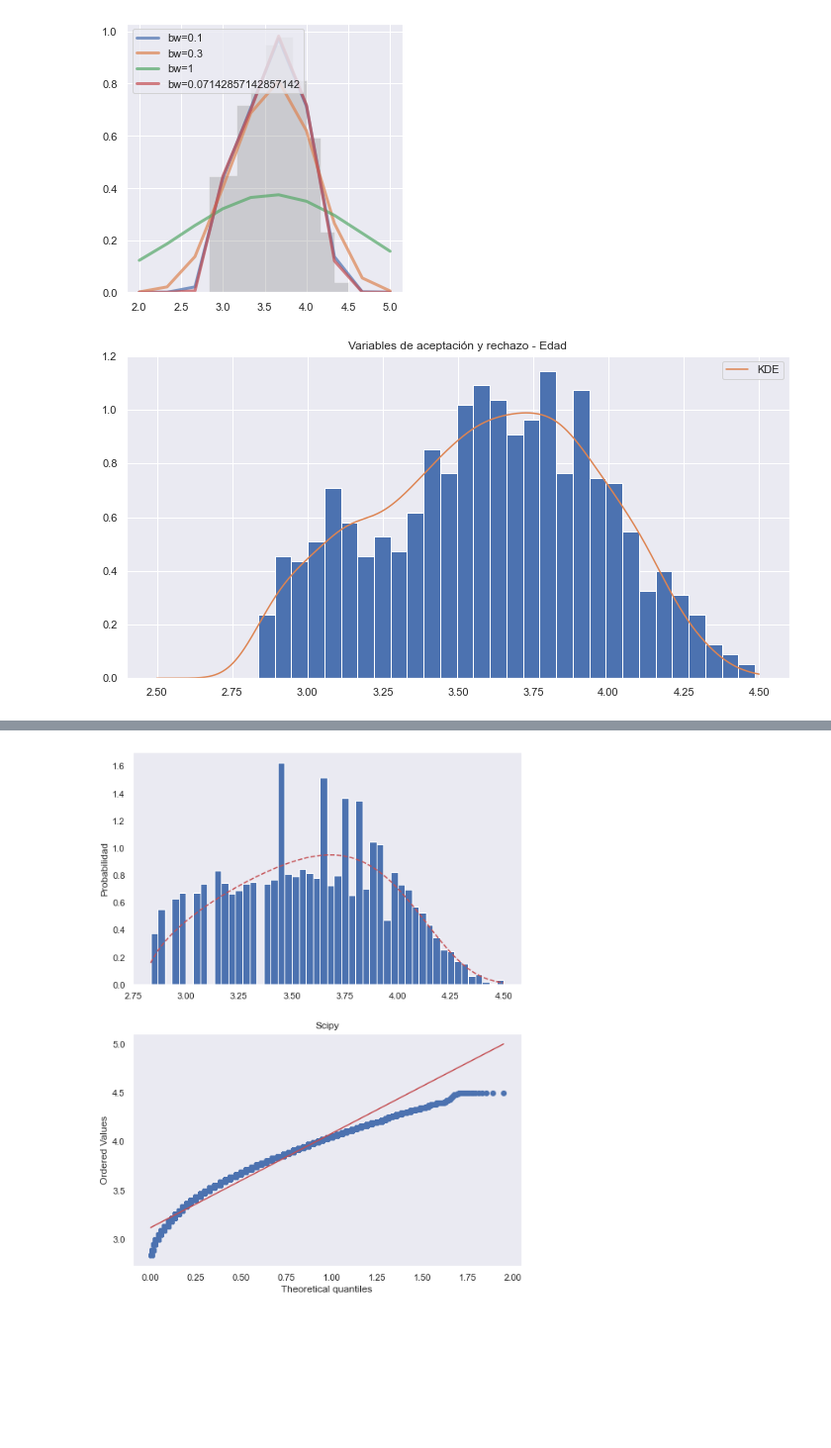
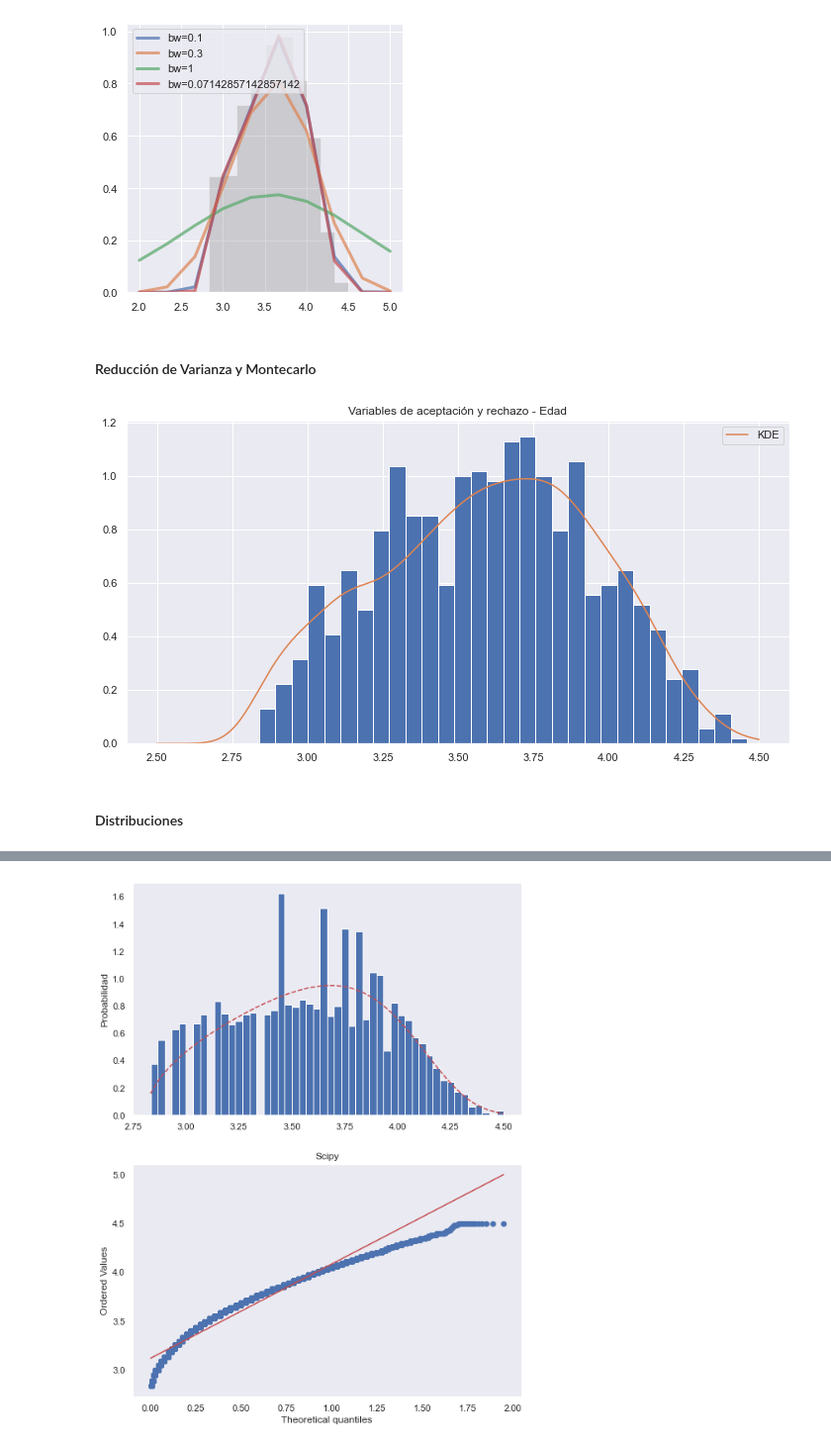
Before and after one commit to Tania-Bell/Proyecto_Modulo1, a Jupyter notebook: Proyecto_BellT_FloresA adult census.ipynb, the cells around one changed output, grey strips where cells are left out. Shown at 99% size. Drawn from its saved outputs; the diff is of its cells as text; code cells hidden in the pictures; blank space fills up the shorter version.

```diff
--- a/Proyecto_BellT_FloresA adult census.ipynb
+++ b/Proyecto_BellT_FloresA adult census.ipynb
@@ -175,8 +175,8 @@ def distribuciones(data:'Nodo'):
             pass
 
     plt.legend()
-    #error.set_index('distribucion', inplace=True)
-    #error.sort_values('error', inplace=True)
+    error.set_index('Distribución', inplace=True)
+    error.sort_values('Error', inplace=True)
     return error
 
 def pruebaq_q(data:'Nodo', dist:'Distribución óptima'):
@@ -199,12 +199,12 @@ def pruebaq_q(data:'Nodo', dist:'Distribución óptima'):
     ax[1].set_title('Scipy')
     plt.show()
 
-def red_var(data:'Nodo', f:'Pdf', t:'Función lambda', model:'Model'):
+def red_var(data:'Nodo', N:'Número para muestra',f:'Pdf', t:'Función lambda', model:'Model'):
     '''
-    Reducción de Varianza, retorna las variables aceptadas
+    Reducción de Varianza y Montecarlo, retorna las variables aceptadas
     '''
     # parámetros y generación de variables
-    r1 = muestra_est(1000*5) # usando función del muestreo estratificado
+    r1 = muestra_est(N) # usando función del muestreo estratificado
     np.random.shuffle(r1)
     ct = 0
     i = 0
@@ -318,21 +324,25 @@ ax.legend(loc='upper left') # vemos en el grafico el ajuste de los datos usando
 # %% [output]
 <matplotlib.legend.Legend at 0x...>
 [figure]
+# %% [markdown]
+#### Reducción de Varianza y Montecarlo
 # %%
-model = KernelDensity(bandwidth=0.07142857142857142)
+model = KernelDensity(bandwidth=0.07142857142857142) #usando bandwidth óptimo
 model.fit(edad.reshape(-1, 1))
-x_grid = np.linspace(2.5, 4.5, 1000)
-pdf_edad = pdf(x_grid[:, None], model)
+x_grid = np.linspace(2.5, 4.5, 10000)
+pdf_edad = pdf(x_grid[:, None], model) # usando función pdf
 
 plt.figure(figsize=(12,6))
-var_aleatorias = red_var(edad,pdf, lambda x: max(pdf_edad) * np.ones(len(x)), model)
+var_aleatorias = red_var(edad,1000*5,pdf, lambda x: max(pdf_edad) * np.ones(len(x)), model) # usand pdf
 
 plt.hist(var_aleatorias, 30, density=True)
 
-plt.plot(x_grid, pdf_edad, alpha=1, label='KDE')
+plt.plot(x_grid, pdf_edad, alpha=1, label='KDE') # graficamos
 plt.title('Variables de aceptación y rechazo - Edad')
 plt.legend()
 plt.show()
 # %% [output]
-[figure, old version]
+[figure, new version]
+# %% [markdown]
+#### Distribuciones
 # %%
```
Also changed, not shown: parts of 24 cells of this notebook.
